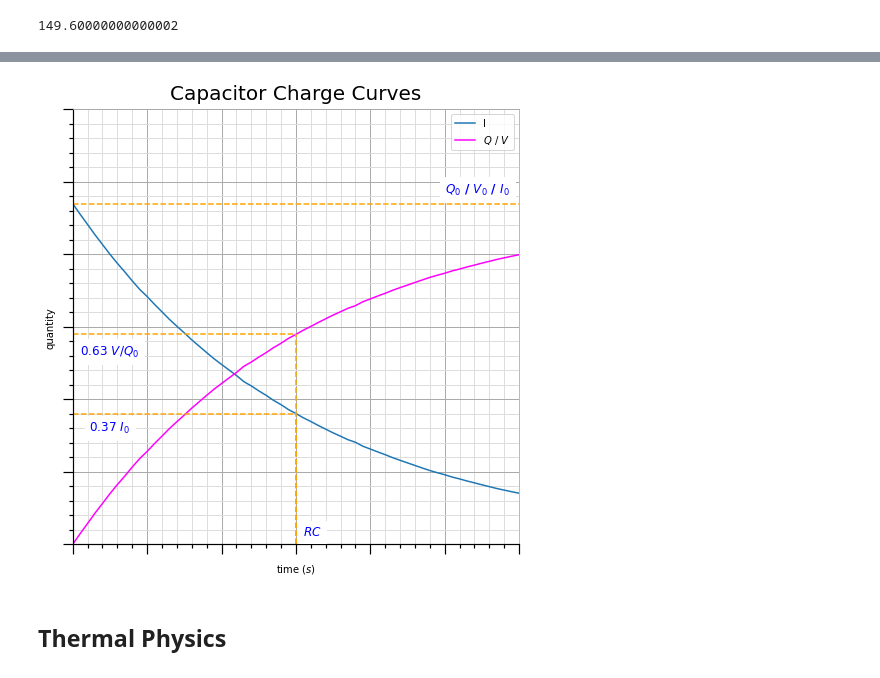
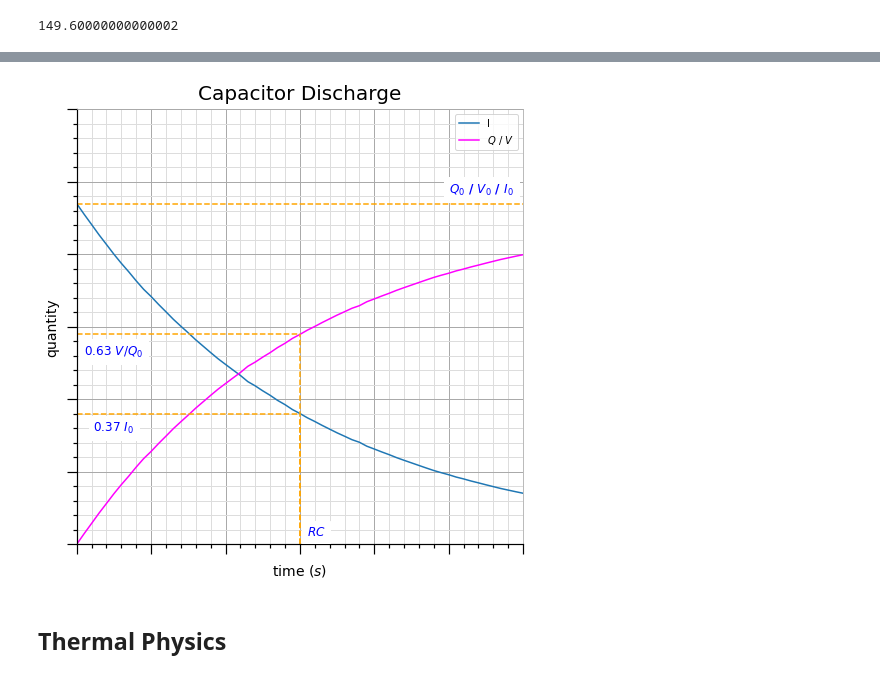
Before and after one commit to alexander-neville/docs, a Jupyter notebook: physics/calculations.ipynb, the cells around one changed output, grey strips where cells are left out. Cells and saved outputs as stored; diff of their text form; code cells hidden in the pictures.

```diff
--- a/physics/calculations.ipynb
+++ b/physics/calculations.ipynb
@@ -13,7 +13,7 @@ import unicodedata
 matplotlib.interactive(True)
 plt.ion()
 matplotlib.is_interactive()
-
+plt.rc('axes', axisbelow=True)
 
 def text(x, y, text):
     ax.text(x, y, text, backgroundcolor="white",
@@ -570,45 +566,34 @@ def minor_x_tick(x, pos):
     return f""
 
 
 def minor_y_tick(y, pos):
     return f""
 
 
 def major_x_tick(x, pos):
     return f""
 
 
 def major_y_tick(y, pos):
     return f""
 
 
 setup_ticks(ax, 50, 3, major_x_tick, major_y_tick, minor_x_tick, minor_y_tick)
-
 ax.plot(t, vtm, label="I")
 ax.plot(t, inv_vtm,  color="magenta", label="$Q$ / $V$")
-
 ax.plot([0, 150], [5.4, 5.4], color="orange", linestyle="--")
 ax.plot([0, 150], [8.7, 8.7], color="orange", linestyle="--")
 ax.plot([150, 150], [0,0.37 * vtm[0]], color="orange", linestyle="--")
 ax.plot([150, 150], [0,8.7], color="orange", linestyle="--")
-
 ax.plot([0, 300], [vtm[0], vtm[0]], color="orange", linestyle="--")
-
-
 text(25, 5.13, "$0.37$ $I_0$")
 text(25, 8.3, "$0.63$ $V/Q_0$")
 text(161, 0.78, "$RC$")
 text(272, 15, "$Q_0$ / $V_0$ / $I_0$")
-
-setup_labels(ax, "Capacitor Discharge", 'time $(s)$', 'voltage $(V)$')
-
-
-ax.set_ylabel(r'quantity')
-ax.set_xlabel(r'time $(s)$')
+setup_labels(ax, "Capacitor Discharge", 'time $(s)$', 'quantity')
 ax.legend()
-ax.set_title("Capacitor Charge Curves", fontsize=20, verticalalignment='bottom')
 plt.savefig("./images/capacitor_exp_charge.png", facecolor="#ffffff")
 # %% [output]
-[figure, old version]
+[figure, new version]
 # %% [markdown]
 ## Thermal Physics
```
Also changed, not shown: parts of 15 cells of this notebook, 19 other files.
